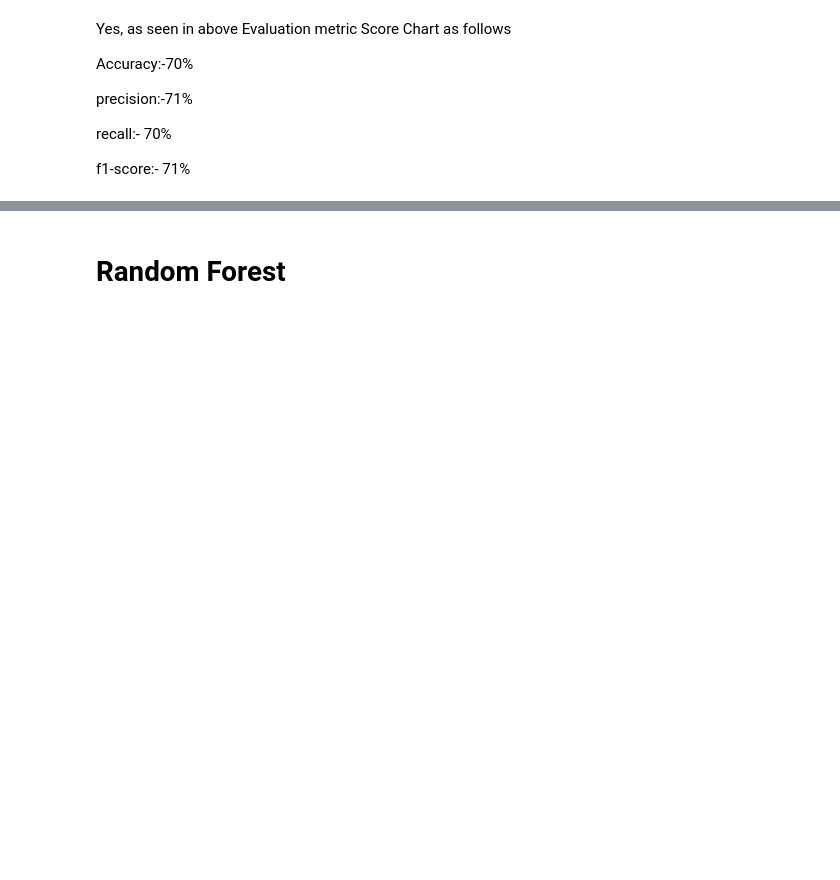
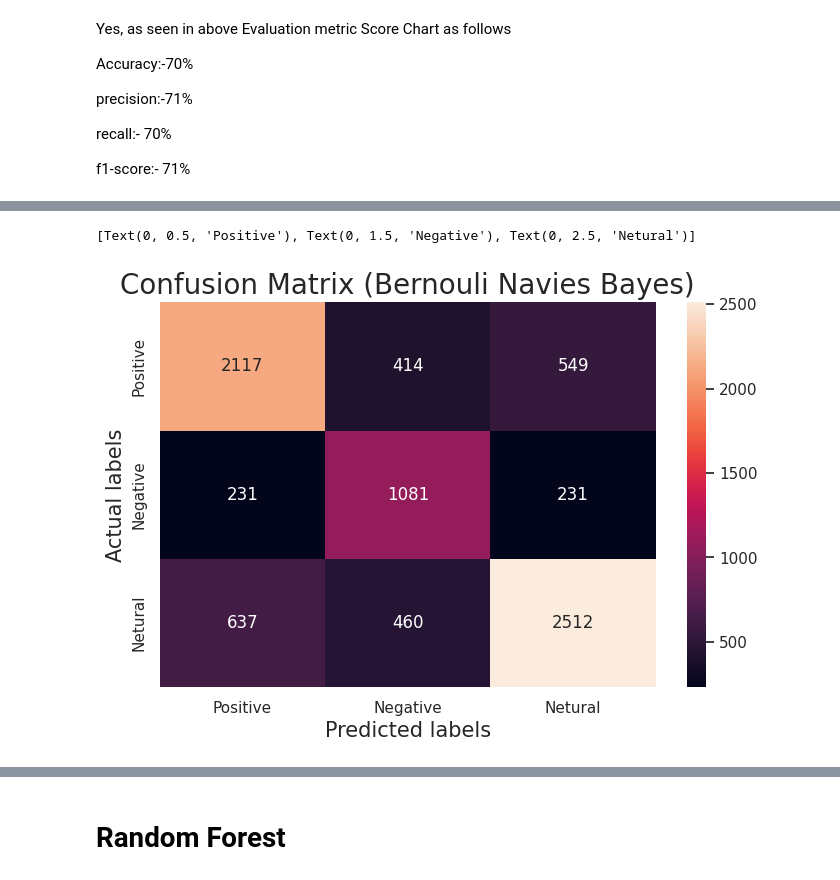
Before and after one commit to paralkardhananjay/Coronavirus-Tweets-Sentimental-D-Paralkar, a Jupyter notebook: Coronavirus_Tweets_Sentimental_|_Classification_|_D_Paralkar.ipynb, the cells around one changed output, grey strips where cells are left out. Drawn from its saved outputs; the diff is of its cells as text; code cells hidden in the pictures; blank space fills up the shorter version.

```diff
--- a/Coronavirus_Tweets_Sentimental_|_Classification_|_D_Paralkar.ipynb
+++ b/Coronavirus_Tweets_Sentimental_|_Classification_|_D_Paralkar.ipynb
@@ -783,0 +1049,18 @@ f1-score:- 71%
+# %%
+#Import Library GaussianNB,MultinomialNB,BernoulliNB and score metrics like accuracy ,confusion etc.
+from sklearn.naive_bayes import GaussianNB,MultinomialNB,BernoulliNB
+from sklearn.metrics import accuracy_score,confusion_matrix,precision_score
+
+
+# Apply both  type of navies one by one
+mnb = MultinomialNB()
+bnb = BernoulliNB()
+# %%
+#Fit a Multinomial Naive Bayes classifier 'mnb' to the bag-of-words representation
+bnb.fit(bw_X_train,y_train)
+# Use the trained classifier to predict the labels for the bag-of-words representation of the test data 'bw_X_test'
+y_pred3 = bnb.predict(bw_X_test)
+# Compute the accuracy of the predicted labels 'y_pred3' with respect to the true labels 'y_test'
+accuracy_bnb = accuracy_score(y_test,y_pred3)
+# Print the accuracy of the bernoulli Naive Bayes classifier
+print(accuracy_bnb)
@@ -783,0 +1082,15 @@ f1-score:- 71%
+# %%
+cf4= (confusion_matrix(y_test,y_pred3))
+plt.figure(figsize=(8,5))
+ax= plt.subplot()
+sns.heatmap(cf4, annot=True, fmt=".0f",ax = ax)
+
+# labels, title and ticks
+ax.set_xlabel('Predicted labels', fontsize=15)
+ax.set_ylabel('Actual labels', fontsize=15)
+ax.set_title('Confusion Matrix (Bernouli Navies Bayes)', fontsize=20)
+ax.xaxis.set_ticklabels(labels)
+ax.yaxis.set_ticklabels(labels)
+# %% [output]
+[Text(0, 0.5, 'Positive'), Text(0, 1.5, 'Negative'), Text(0, 2.5, 'Netural')]
+[figure, added]
```
Also changed, not shown: parts of 182 cells of this notebook.
